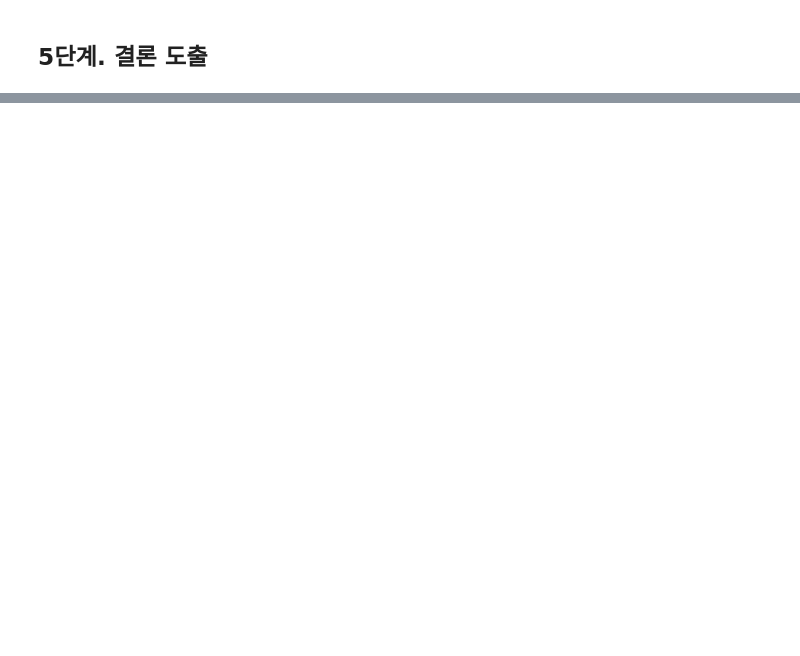
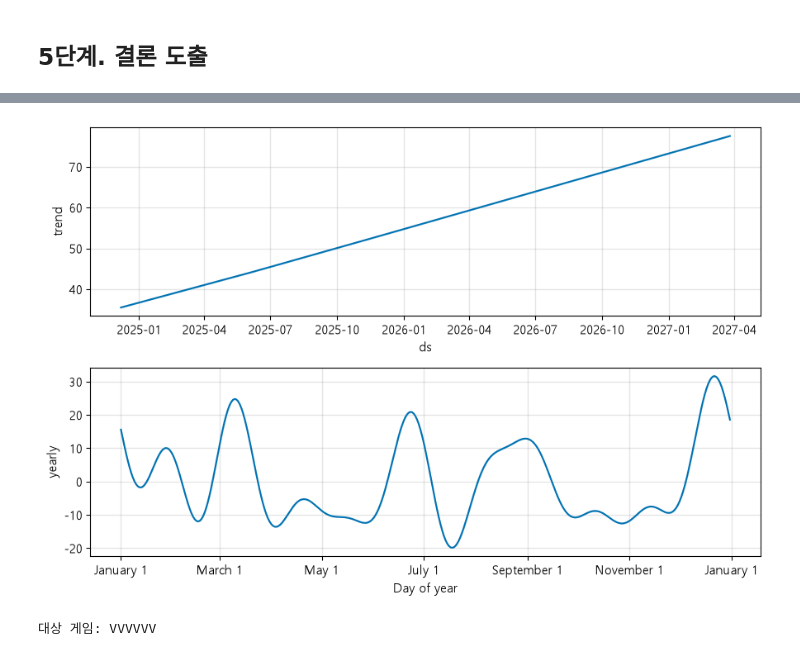
Before and after one commit to jyk222000/game-nuri, a Jupyter notebook: analysis/notebooks/01_할인패턴_예측.ipynb, the cells around one changed output, grey strips where cells are left out. Cells and saved outputs as stored; diff of their text form; code cells hidden in the pictures; blank space fills up the shorter version.

```diff
--- a/analysis/notebooks/01_할인패턴_예측.ipynb
+++ b/analysis/notebooks/01_할인패턴_예측.ipynb
@@ -374,0 +191,28 @@ except ImportError:
+# %%
+# 전체 중앙값: 예측하는 날짜보다 먼저 끝난 모든 게임의 간격만으로 계산 (미래 데이터를 쓰지 않는다)
+gap_log = pd.DataFrame([(ev.start.iloc[i], (ev.start.iloc[i] - ev.start.iloc[i - 1]).days)
+                        for ev in events.values() for i in range(1, len(ev))], columns=["end", "gap"]).sort_values("end")
+end_arr, gap_arr = gap_log.end.to_numpy(), gap_log.gap.to_numpy()
+
+def global_gap_asof(t, min_n=50):
+    n = np.searchsorted(end_arr, np.datetime64(t), side="left")
+    return float(np.median(gap_arr[:n])) if n >= min_n else np.nan
+
+rows = []
+for gid, ev in events.items():
+    st = ev.start.tolist()
+    for k in range(2, len(st)):                      # 앞의 k회(최소 2회)로 k번째 할인을 예측
+        past, actual = st[:k], st[k]
+        gaps = [(b - a).days for a, b in zip(past, past[1:])]
+        g_all = global_gap_asof(actual)
+        if np.isnan(g_all):
+            continue
+        miss = lambda days: abs((past[-1] + pd.Timedelta(days=float(days)) - actual).days)     # 오차(일)
+        rows.append({"직전 간격 1개": miss(gaps[-1]), "서비스 규칙(평균)": miss(round(np.mean(gaps))),
+                     "중앙값 규칙": miss(np.median(gaps)), "전체 중앙값": miss(g_all)})
+bt = pd.DataFrame(rows)
+rules = list(bt.columns)
+print(f"백테스트 예측 {len(bt):,}건")
+
+pd.DataFrame({"평균 오차(일)": bt.mean(), "중앙 오차(일)": bt.median(),
+              "±14일 안에 맞힌 비율": (bt <= 14).mean()}).round(2)
@@ -416,0 +319,14 @@ result
+# %%
+try:
+    from prophet import Prophet
+
+    gid = max(events, key=lambda g: len(events[g]))                    # 할인이 가장 많은 게임 하나
+    d = series_by_game[gid].set_index("day").discount_pct
+    cal = d[~d.index.duplicated(keep="last")].reindex(pd.date_range(d.index.min(), END)).ffill()
+    m = Prophet(yearly_seasonality=True, weekly_seasonality=False, daily_seasonality=False)
+    m.fit(pd.DataFrame({"ds": cal.index, "y": cal.values}))
+    m.plot_components(m.predict(m.make_future_dataframe(periods=120))); plt.show()
+    print("대상 게임:", games.set_index("game_id").name_ko.get(gid, gid))
+except ImportError:
+    print("prophet 미설치 — 건너뜀 (pip install prophet)")
+# %% [output]
@@ -416,0 +336,2 @@ result
+[figure, added]
+대상 게임: VVVVVV
```
Also changed, not shown: parts of 49 cells of this notebook, 2 other files.
